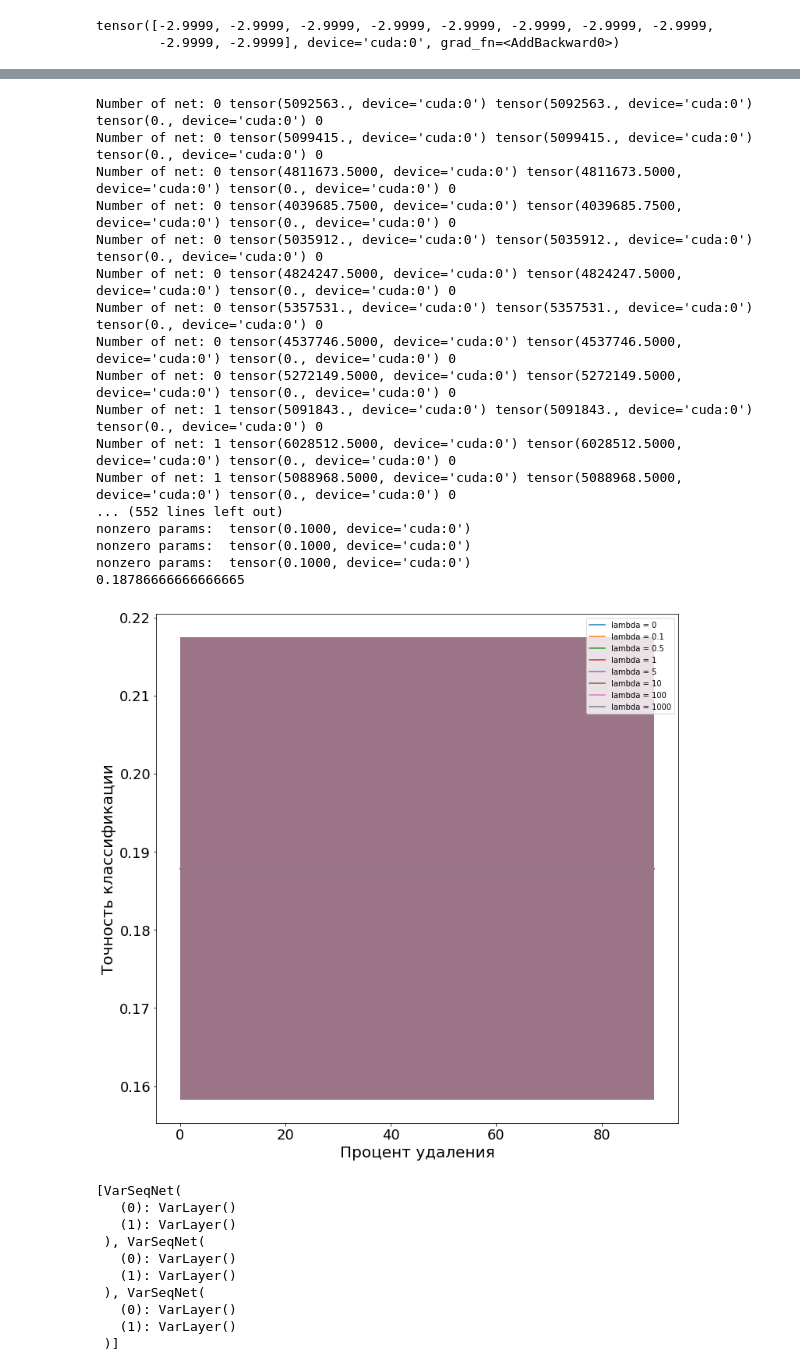
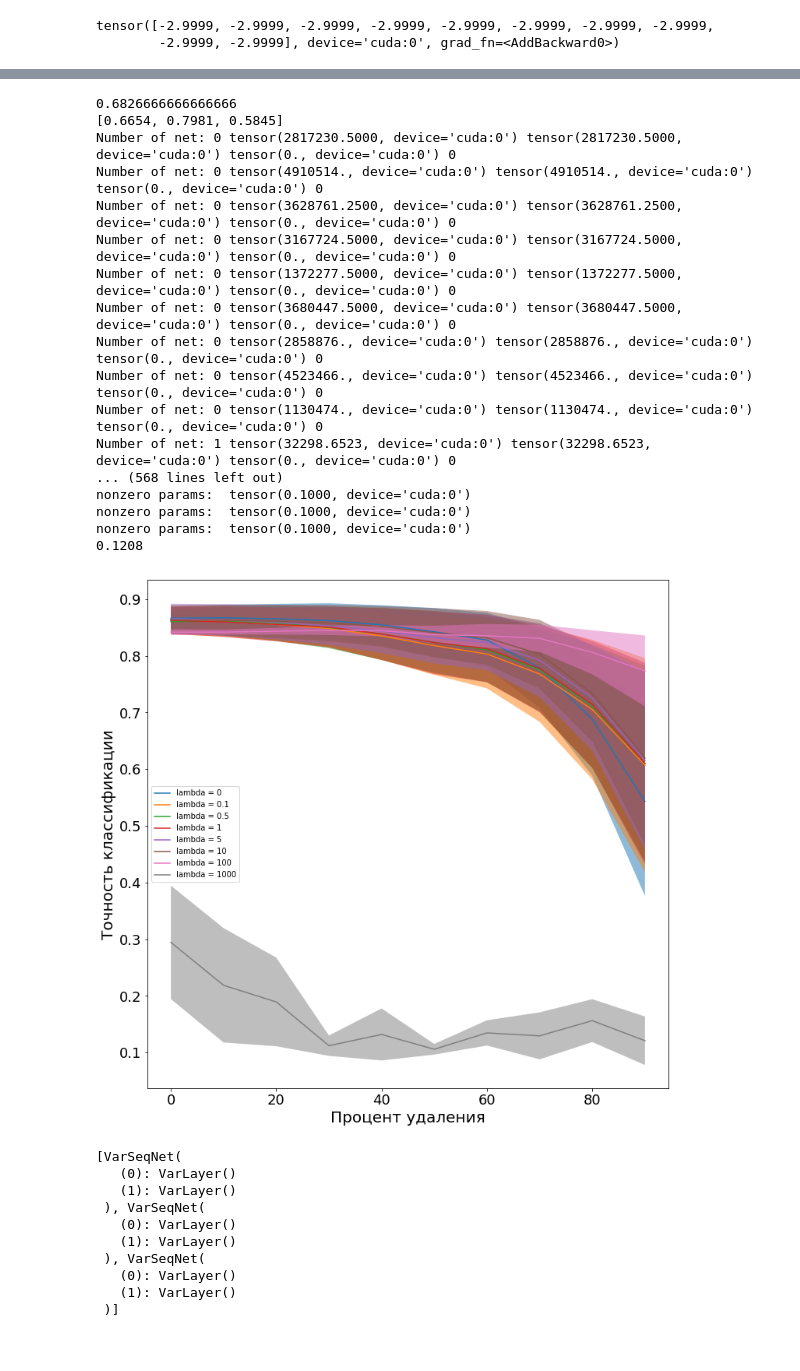
Before and after one commit to Intelligent-Systems-Phystech/2020-Project60, a Jupyter notebook: code/Torch_var_problems_hypernet.ipynb, the cells around one changed output, grey strips where cells are left out. Saved outputs shown, nothing was run; the diff lists cells and outputs as text; code cells hidden in the pictures.

```diff
--- a/code/Torch_var_problems_hypernet.ipynb
+++ b/code/Torch_var_problems_hypernet.ipynb
@@ -24,10 +24,10 @@ lamb = [0, 0.1, 0.5, 1, 5, 10, 100, 1000]
 hidden_num = 100 # количество нейронов на скрытом слое
 t.manual_seed(42) # задаем значение генератора случайных чисел для повторяемости экспериментов
 acc_delete = []
-filename = 'Hypernet_linear_lamn1_sn3+1' # куда сохранять
-lam_hidden_num = 1
+filename = 'Hypernet_lowrank_lamn50_sn3+1' # куда сохранять
+lam_hidden_num = 50
 start_num = 3
-mode = 'linear'
+mode = 'lowrank'
 lambda_sample_num = 5
 # %%
 # сохранение данных
@@ -577,41 +577,53 @@ nonzero params:  tensor(0.1000, device='cuda:0')
 # %%
-filename = 'linearsn3 + 1'
+filename = 'lowrank3 + 1'
 mode = 'frank'
 lambda_sample_num = 1
 epoch_num = 1
-#old_nets = nets[:]
 acc_delete = []
 
 for k,lam in enumerate(lamb):
-    nets = old_nets[:]
-    mu_glob = []
-    sigma_glob = []
-    prune_coef_glob = []
+    nets = []
+    optimizer_nets = []
+    for i in range(len(old_nets)):
+        new_net = VarSeqNet(VarLayer(784,  hidden_num), VarLayer(hidden_num, 10, act=lambda x:x))
+        for j in range(0, 2): # бежим по слоям
+            lam_param = lam / 100
+            new_net[j].mean.data*=0
+            new_net[j].mean.data+=old_nets[i][j].mean(lam_param)
+            new_net[j].mean_b.data*=0
+            new_net[j].mean_b.data+=old_nets[i][j].mean_b(lam_param)
+            new_net[j].log_sigma.data*=0
+            new_net[j].log_sigma.data+=old_nets[i][j].log_sigma(lam_param)
+            new_net[j].log_sigma_b.data*=0
+            new_net[j].log_sigma_b.data+=old_nets[i][j].log_sigma_b(lam_param)
+        nets.append(new_net)
+        optimizer_nets.append(optim.Adam(nets[i].parameters(), lr=0.001)) # здесь уже можно и адама
+    print(test_acc(init_nets_output[0]))
     train_nets(init_nets_output[0], init_nets_output[1], init_nets_output[2], init_nets_output[3], init_nets_output[4], lam)
     init_coeff(prune_coef_glob, mu_glob, sigma_glob)
     acc_delete.append(None)
     acc_delete[k]= delete_10(acc_delete[k], prune_coef_glob, mu_glob, sigma_glob, nets, init_nets_output[0])
 graph(acc_delete,lamb)
 save(acc_delete)
 # %% [output]
-Number of net: 0 tensor(5092563., device='cuda:0') tensor(5092563., device='cuda:0') tensor(0., device='cuda:0') 0
-Number of net: 0 tensor(5099415., device='cuda:0') tensor(5099415., device='cuda:0') tensor(0., device='cuda:0') 0
-Number of net: 0 tensor(4811673.5000, device='cuda:0') tensor(4811673.5000, device='cuda:0') tensor(0., device='cuda:0') 0
-Number of net: 0 tensor(4039685.7500, device='cuda:0') tensor(4039685.7500, device='cuda:0') tensor(0., device='cuda:0') 0
-Number of net: 0 tensor(5035912., device='cuda:0') tensor(5035912., device='cuda:0') tensor(0., device='cuda:0') 0
-Number of net: 0 tensor(4824247.5000, device='cuda:0') tensor(4824247.5000, device='cuda:0') tensor(0., device='cuda:0') 0
-Number of net: 0 tensor(5357531., device='cuda:0') tensor(5357531., device='cuda:0') tensor(0., device='cuda:0') 0
-Number of net: 0 tensor(4537746.5000, device='cuda:0') tensor(4537746.5000, device='cuda:0') tensor(0., device='cuda:0') 0
-Number of net: 0 tensor(5272149.5000, device='cuda:0') tensor(5272149.5000, device='cuda:0') tensor(0., device='cuda:0') 0
-Number of net: 1 tensor(5091843., device='cuda:0') tensor(5091843., device='cuda:0') tensor(0., device='cuda:0') 0
-Number of net: 1 tensor(6028512.5000, device='cuda:0') tensor(6028512.5000, device='cuda:0') tensor(0., device='cuda:0') 0
-Number of net: 1 tensor(5088968.5000, device='cuda:0') tensor(5088968.5000, device='cuda:0') tensor(0., device='cuda:0') 0
-... (552 lines left out)
+0.6826666666666666
+[0.6654, 0.7981, 0.5845]
+Number of net: 0 tensor(2817230.5000, device='cuda:0') tensor(2817230.5000, device='cuda:0') tensor(0., device='cuda:0') 0
+Number of net: 0 tensor(4910514., device='cuda:0') tensor(4910514., device='cuda:0') tensor(0., device='cuda:0') 0
+Number of net: 0 tensor(3628761.2500, device='cuda:0') tensor(3628761.2500, device='cuda:0') tensor(0., device='cuda:0') 0
+Number of net: 0 tensor(3167724.5000, device='cuda:0') tensor(3167724.5000, device='cuda:0') tensor(0., device='cuda:0') 0
+Number of net: 0 tensor(1372277.5000, device='cuda:0') tensor(1372277.5000, device='cuda:0') tensor(0., device='cuda:0') 0
+Number of net: 0 tensor(3680447.5000, device='cuda:0') tensor(3680447.5000, device='cuda:0') tensor(0., device='cuda:0') 0
+Number of net: 0 tensor(2858876., device='cuda:0') tensor(2858876., device='cuda:0') tensor(0., device='cuda:0') 0
+Number of net: 0 tensor(4523466., device='cuda:0') tensor(4523466., device='cuda:0') tensor(0., device='cuda:0') 0
+Number of net: 0 tensor(1130474., device='cuda:0') tensor(1130474., device='cuda:0') tensor(0., device='cuda:0') 0
+Number of net: 1 tensor(32298.6523, device='cuda:0') tensor(32298.6523, device='cuda:0') tensor(0., device='cuda:0') 0
+... (568 lines left out)
 nonzero params:  tensor(0.1000, device='cuda:0')
 nonzero params:  tensor(0.1000, device='cuda:0')
 nonzero params:  tensor(0.1000, device='cuda:0')
-0.18786666666666665
+0.1208
-[figure, old version]
+[figure, new version]
 # %%
 old_nets
 # %% [output]
```
Also changed, not shown: parts of 2 cells of this notebook, 9 other files.
